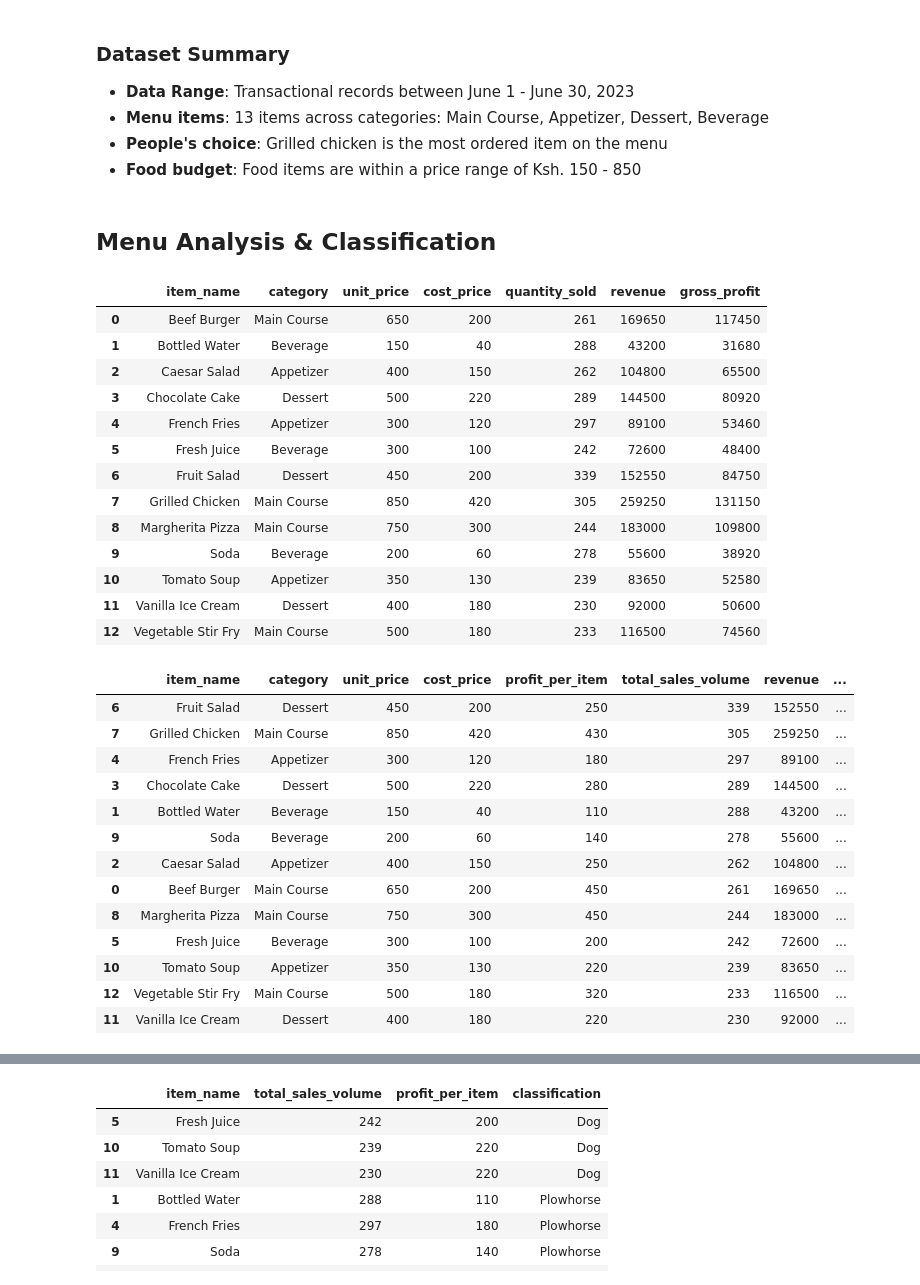
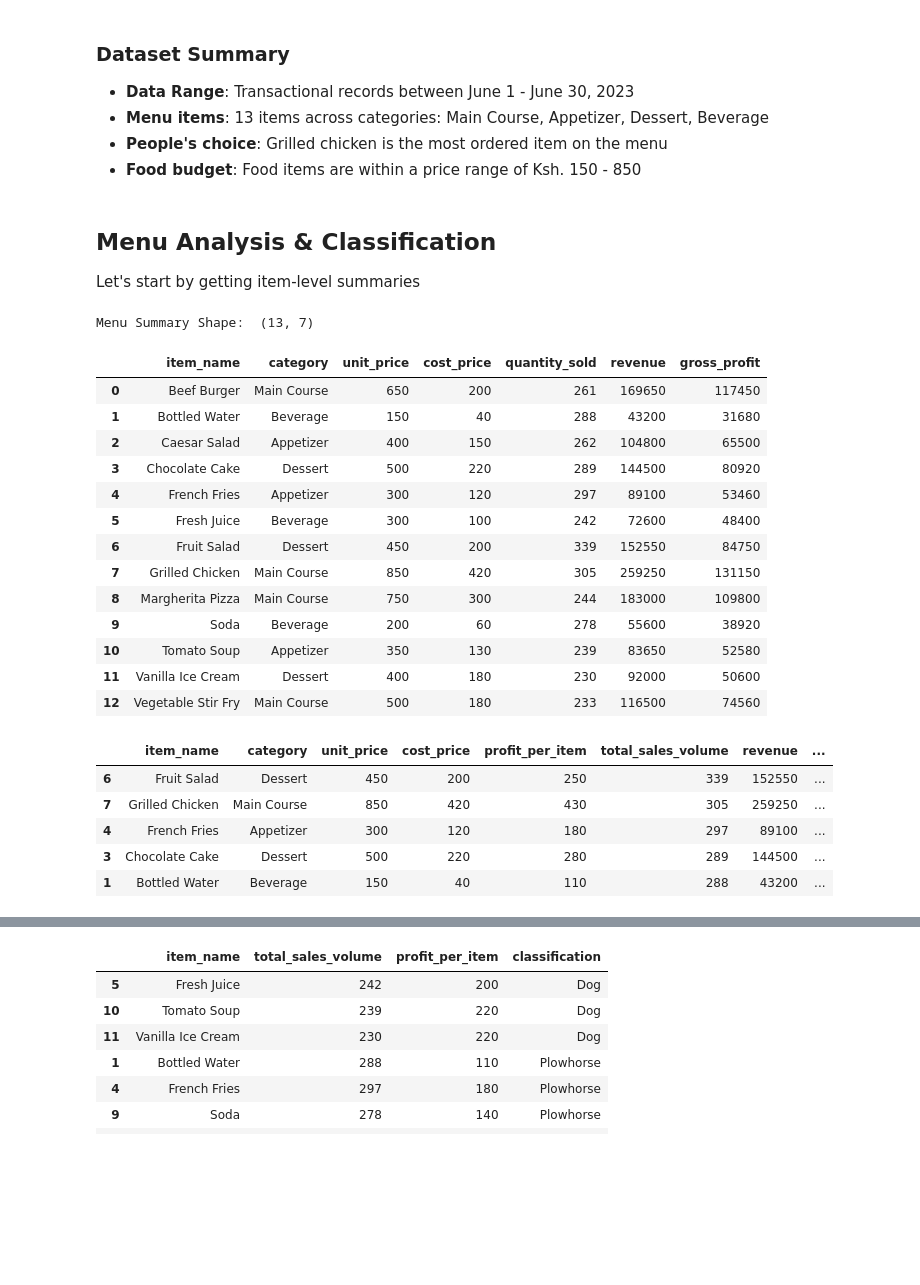
Before and after one commit to mandele1999/menu-intelligence, a Jupyter notebook: index.ipynb, the cells around one changed output, grey strips where cells are left out. Drawn from its saved outputs; the diff is of its cells as text; code cells hidden in the pictures; blank space fills up the shorter version.

```diff
--- a/index.ipynb
+++ b/index.ipynb
@@ -74,6 +86,8 @@ Menu Items:  ['Grilled Chicken' 'Beef Burger' 'Vegetable Stir Fry' 'Margherita P
 - **Food budget**: Food items are within a price range of Ksh. 150 - 850
 # %% [markdown]
 ## Menu Analysis & Classification
+
+Let's start by getting item-level summaries
 # %%
 # Convert raw transaction data into item-level summaries
 menu_summary = (
@@ -86,8 +100,10 @@ menu_summary = (
     .reset_index()
 )
 # %%
+print("Menu Summary Shape: ", menu_summary.shape)
 menu_summary
 # %% [output]
+Menu Summary Shape:  (13, 7)
 |  | item_name | category | unit_price | cost_price | quantity_sold | revenue | gross_profit |
 | 0 | Beef Burger | Main Course | 650 | 200 | 261 | 169650 | 117450 |
 | 1 | Bottled Water | Beverage | 150 | 40 | 288 | 43200 | 31680 |
@@ -105,30 +121,22 @@ menu_summary
 # %%
 # Compute derived metrics
 menu_summary["profit_per_item"] = menu_summary["unit_price"] - menu_summary["cost_price"]
 menu_summary["total_sales_volume"] = menu_summary["quantity_sold"]
 menu_summary["revenue_contribution_%"] = (menu_summary["revenue"] / menu_summary["revenue"].sum()) * 100
 menu_summary["profit_margin_%"] = (menu_summary["profit_per_item"] / menu_summary["unit_price"]) * 100
 
 # Select relevant columns for inspection
 menu_summary = menu_summary[[
     "item_name", "category", "unit_price", "cost_price", "profit_per_item",
     "total_sales_volume", "revenue", "revenue_contribution_%",
     "gross_profit", "profit_margin_%"
 ]]
 
-menu_summary.sort_values(by="total_sales_volume", ascending=False)
+menu_summary.sort_values(by="total_sales_volume", ascending=False).head()
 # %% [output]
 |  | item_name | category | unit_price | cost_price | profit_per_item | total_sales_volume | revenue | ... |
 | 6 | Fruit Salad | Dessert | 450 | 200 | 250 | 339 | 152550 | ... |
 | 7 | Grilled Chicken | Main Course | 850 | 420 | 430 | 305 | 259250 | ... |
 | 4 | French Fries | Appetizer | 300 | 120 | 180 | 297 | 89100 | ... |
 | 3 | Chocolate Cake | Dessert | 500 | 220 | 280 | 289 | 144500 | ... |
 | 1 | Bottled Water | Beverage | 150 | 40 | 110 | 288 | 43200 | ... |
-| 9 | Soda | Beverage | 200 | 60 | 140 | 278 | 55600 | ... |
-| 2 | Caesar Salad | Appetizer | 400 | 150 | 250 | 262 | 104800 | ... |
-| 0 | Beef Burger | Main Course | 650 | 200 | 450 | 261 | 169650 | ... |
-| 8 | Margherita Pizza | Main Course | 750 | 300 | 450 | 244 | 183000 | ... |
-| 5 | Fresh Juice | Beverage | 300 | 100 | 200 | 242 | 72600 | ... |
-| 10 | Tomato Soup | Appetizer | 350 | 130 | 220 | 239 | 83650 | ... |
-| 12 | Vegetable Stir Fry | Main Course | 500 | 180 | 320 | 233 | 116500 | ... |
-| 11 | Vanilla Ice Cream | Dessert | 400 | 180 | 220 | 230 | 92000 | ... |
```
Also changed, not shown: parts of 10 cells of this notebook.
